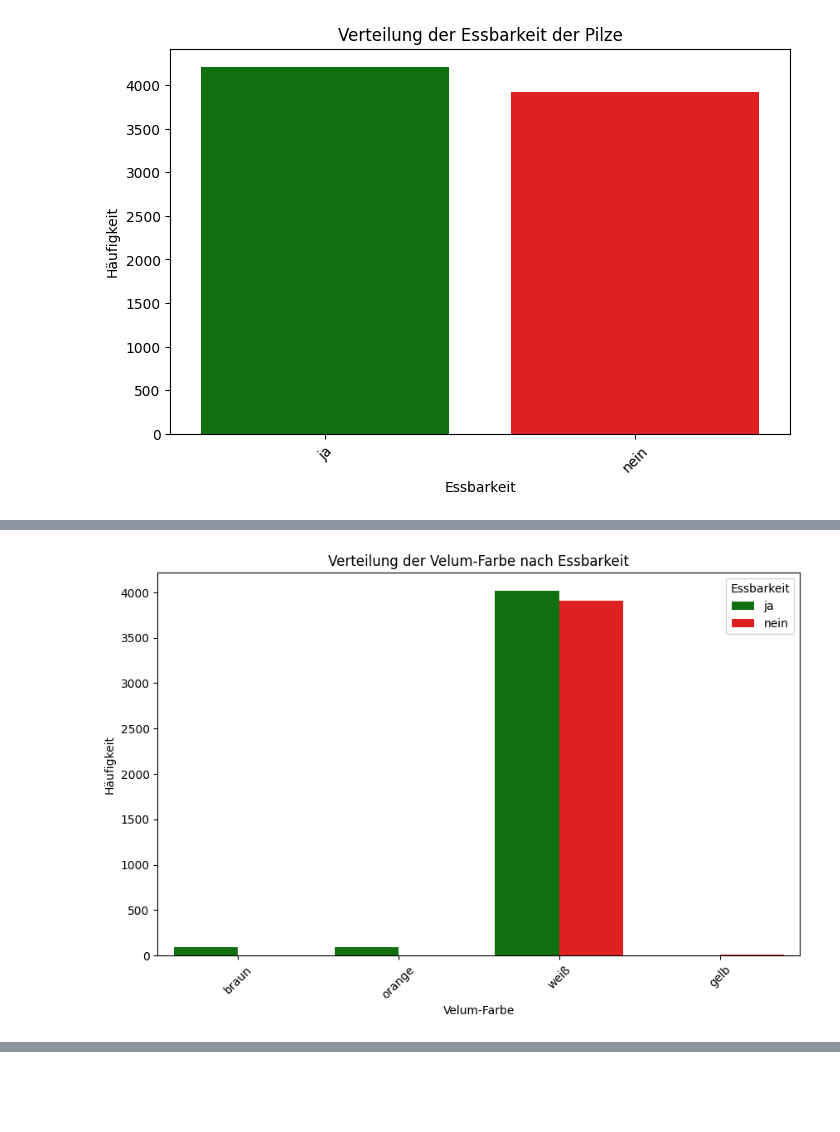
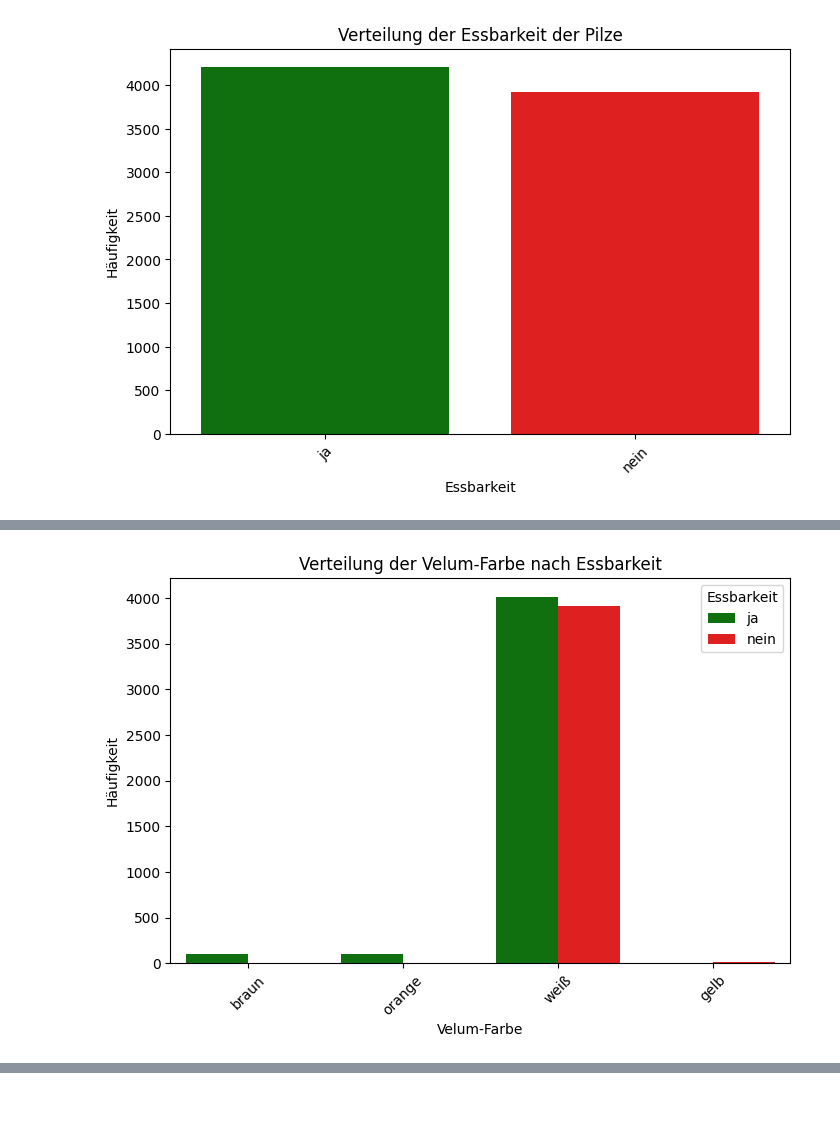
Before and after one commit to alarmedWater/ML, a Jupyter notebook: Plots_explore_deutsch.ipynb, the cells around one changed output, grey strips where cells are left out. Saved outputs shown, nothing was run; the diff lists cells and outputs as text; code cells hidden in the pictures.

```diff
--- a/Plots_explore_deutsch.ipynb
+++ b/Plots_explore_deutsch.ipynb
@@ -414,35 +415,35 @@ labeled_data['Velum-Farbe'] = labeled_data['Velum-Farbe'].map(veil_color_names)
 # Festlegen der Reihenfolgen
 veil_color_order = list(veil_color_names.values())
 essbarkeit_order = ['ja', 'nein']
 
 # Gruppieren der Daten
 labeled_data = labeled_data.groupby(['Velum-Farbe', 'Essbarkeit']).size().reset_index(name='Anzahl')
 
 # Sicherstellen, dass alle Kombinationen vorhanden sind
 all_combinations = pd.MultiIndex.from_product([veil_color_order, essbarkeit_order], names=['Velum-Farbe', 'Essbarkeit'])
 labeled_data = labeled_data.set_index(['Velum-Farbe', 'Essbarkeit']).reindex(all_combinations, fill_value=0).reset_index()
 
 # Farbpalette definieren
 palette = {'ja': 'green', 'nein': 'red'}
 
 # Plot erzeugen
-plt.figure(figsize=(10, 6))  # Beispielgröße, b und h kannst du nach Bedarf anpassen
+plt.figure(figsize=(b, h))  # Beispielgröße, b und h kannst du nach Bedarf anpassen
 sns.barplot(x='Velum-Farbe', y='Anzahl', hue='Essbarkeit', data=labeled_data, palette=palette)
 
 # Titel und Achsenbeschriftungen
 plt.title('Verteilung der Velum-Farbe nach Essbarkeit')
 plt.xlabel('Velum-Farbe')
 plt.ylabel('Häufigkeit')
 plt.xticks(rotation=45)  # Um die Beschriftungen lesbar zu halten
 
 plt.show()
 
 # Data for veil-color are very unbalanced. There are no poisonus mushrooms with brown or organge veil.
 # But there are in realitiy for example Cortinarius rubellus with an orange veil. So veil-color has to be handled with care.
 # For possible future data this property will stay in the data set.
 # Other unbalanced properties are gill-attachment and ring-number.
 # %% [output]
-[figure, old version]
+[figure, new version]
 # %%
 def cramers_v(x, y):
     """
```
Also changed, not shown: parts of 5 cells of this notebook.
